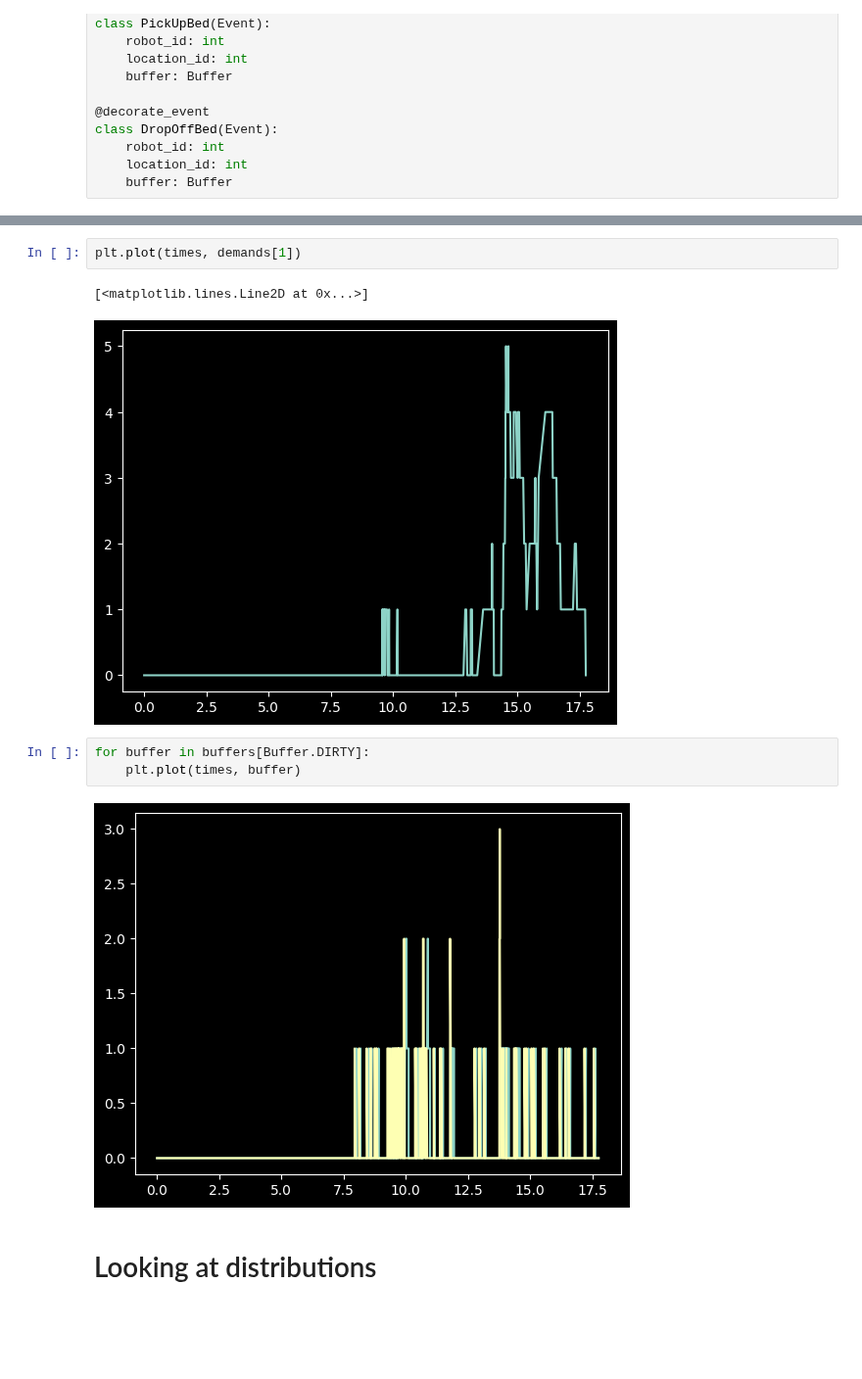
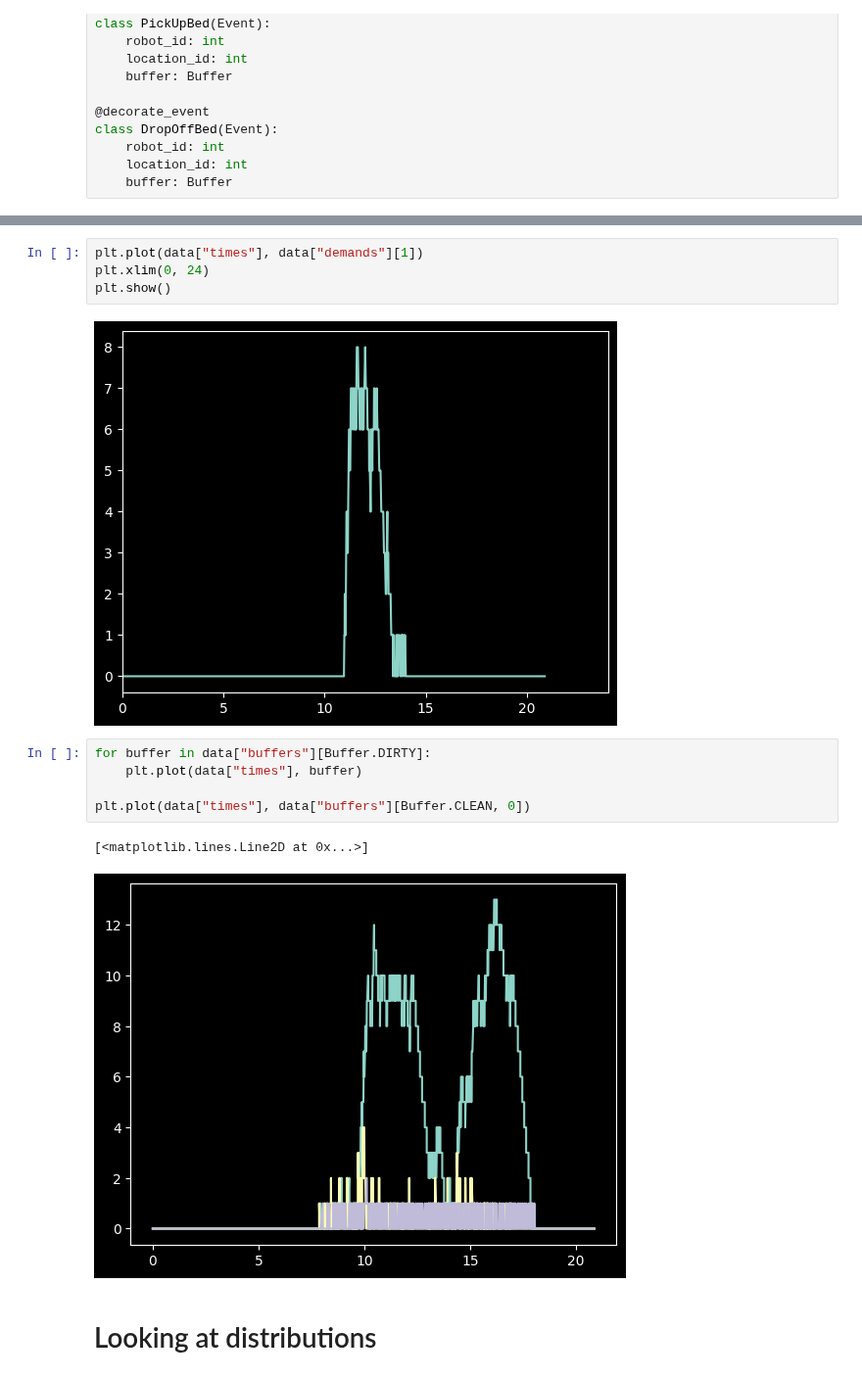
Before and after one commit to AntonJorg/stochastic_simulation, a Jupyter notebook: project2/simulation_loop.ipynb, the cells around one changed output, grey strips where cells are left out. Shown at 98% size. Cells and saved outputs as stored; diff of their text form; blank space fills up the shorter version.

```diff
--- a/project2/simulation_loop.ipynb
+++ b/project2/simulation_loop.ipynb
@@ -365,12 +391,16 @@ for e in events:
 # %%
-plt.plot(times, demands[1])
+plt.plot(data["times"], data["demands"][1])
+plt.xlim(0, 24)
+plt.show()
 # %% [output]
-[<matplotlib.lines.Line2D at 0x...>]
-[figure, old version]
+[figure, new version]
 # %%
-for buffer in buffers[Buffer.DIRTY]:
-    plt.plot(times, buffer)
+for buffer in data["buffers"][Buffer.DIRTY]:
+    plt.plot(data["times"], buffer)
+
+plt.plot(data["times"], data["buffers"][Buffer.CLEAN, 0])
 # %% [output]
+[<matplotlib.lines.Line2D at 0x...>]
-[figure, old version]
+[figure, new version]
 # %% [markdown]
 # Looking at distributions
```
Also changed, not shown: parts of 10 cells of this notebook.
